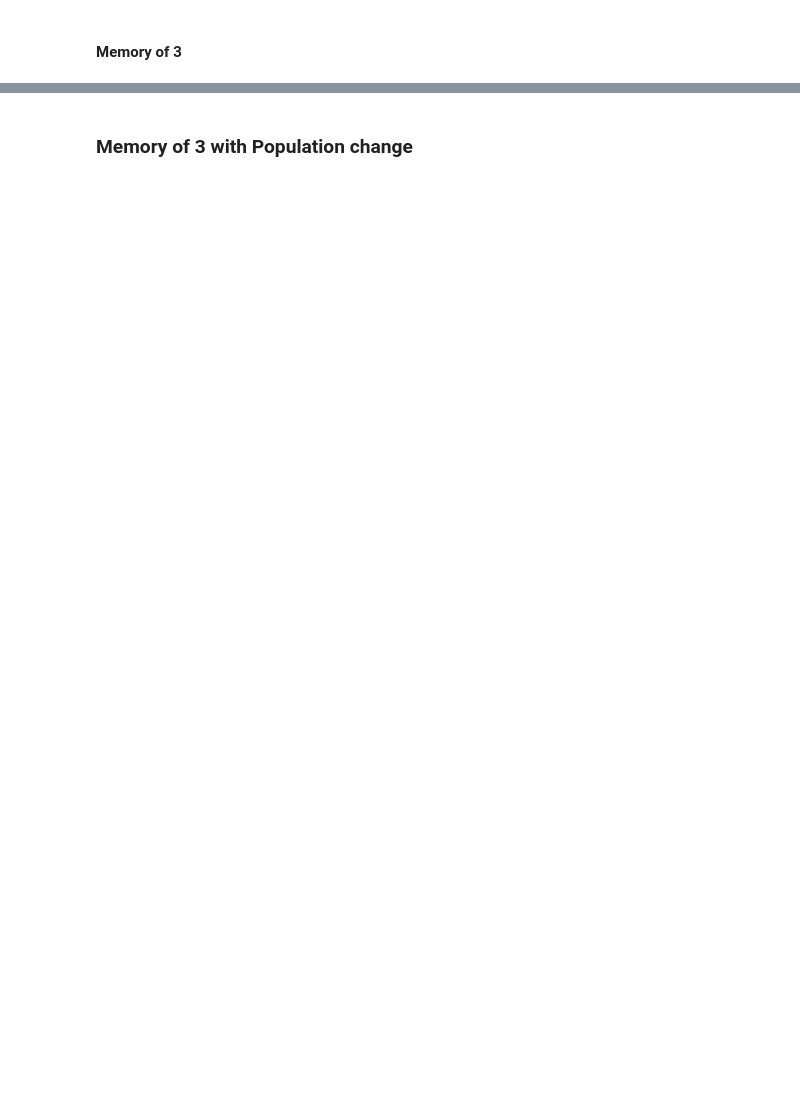
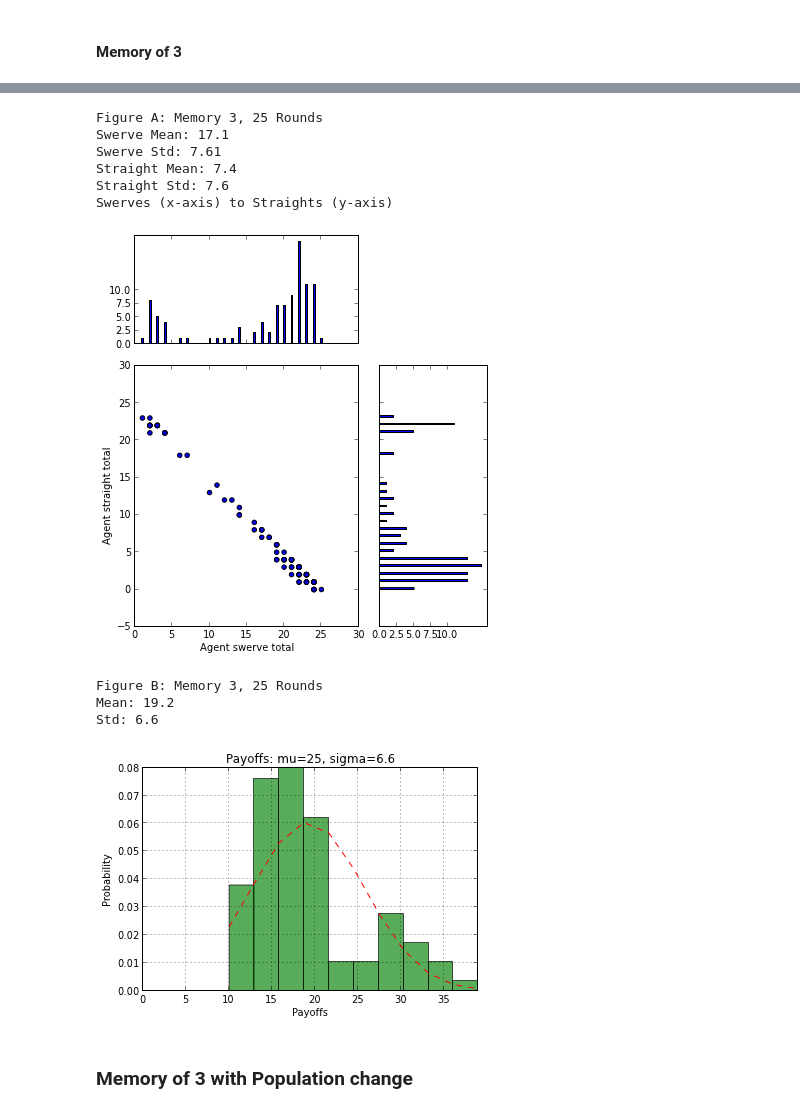
Before and after one commit to WenjingWang1001/css610, a Jupyter notebook: ziagent_game/analysis.ipynb, the cells around one changed output, grey strips where cells are left out. Saved outputs shown, nothing was run; the diff lists cells and outputs as text; code cells hidden in the pictures; blank space fills up the shorter version.

```diff
--- a/ziagent_game/analysis.ipynb
+++ b/ziagent_game/analysis.ipynb
@@ -244,9 +375,21 @@ run_and_graph(players, rounds, memory, g_type)
 # %%
 players = 100
 rounds = 25
-memory = 0
+memory = 3
 g_type = 'Memory 3, 25 Rounds'
 run_and_graph(players, rounds, memory, g_type)
+# %% [output]
+Figure A: Memory 3, 25 Rounds
+Swerve Mean: 17.1
+Swerve Std: 7.61
+Straight Mean: 7.4
+Straight Std: 7.6
+Swerves (x-axis) to Straights (y-axis)
+[figure, added]
+Figure B: Memory 3, 25 Rounds
+Mean: 19.2
+Std: 6.6
+[figure, added]
 # %%
 players = 100
 rounds = 100
```
Also changed, not shown: parts of 19 cells of this notebook.
